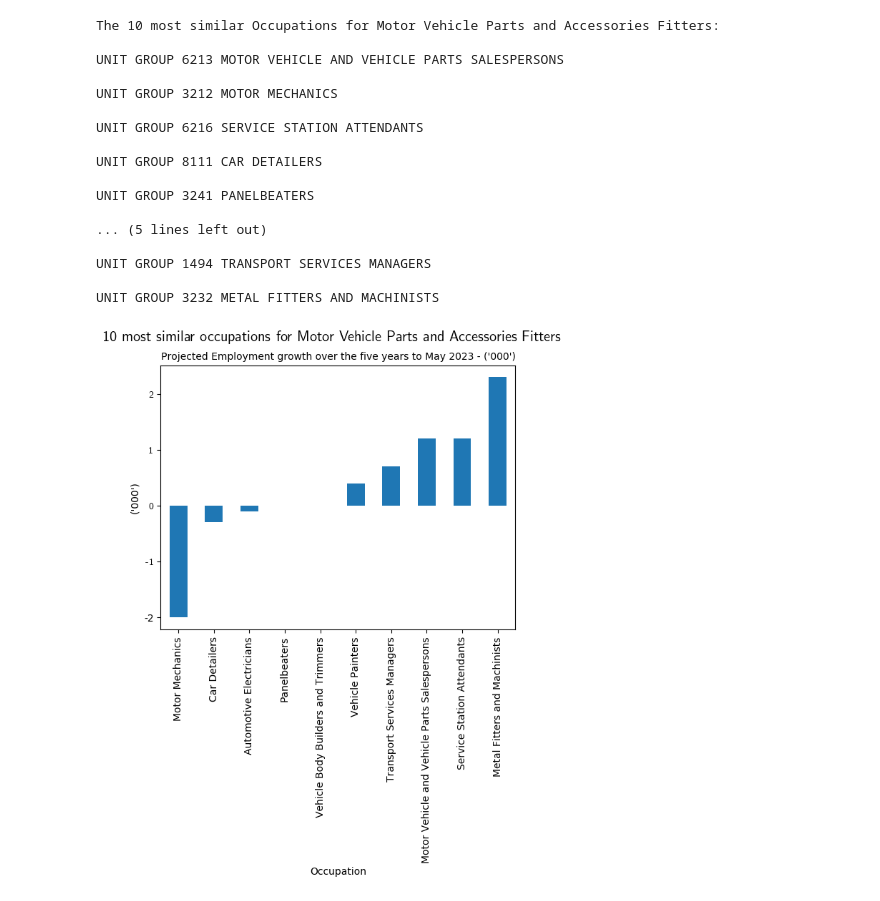
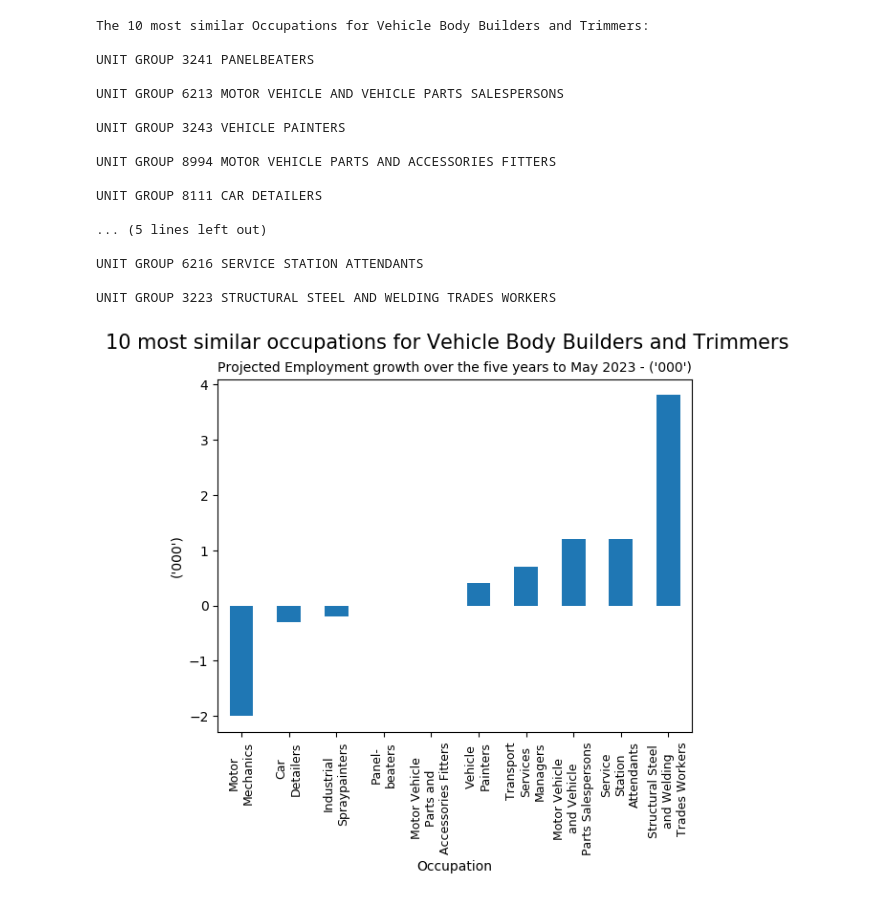
Before and after one commit to preshantjoseph/Assignment4, a Jupyter notebook: A4_Preshant_Joseph.ipynb, the cells around one changed output. Saved outputs shown, nothing was run; the diff lists cells and outputs as text; code cells hidden in the pictures.

```diff
--- a/A4_Preshant_Joseph.ipynb
+++ b/A4_Preshant_Joseph.ipynb
@@ -306,8 +397,8 @@ len(projections_data)
 
 #Insert the index position of the occupation you want to match with
 
-#Index position for UNIT GROUP 8994 MOTOR VEHICLE PARTS AND ACCESSORIES FITTERS
-index_position = 351
+#Index position for Vehicle Body Builders and Trimmers
+index_position = 160
 
 #Occupation matches
 Most_similar_query = Final_occ_matches.loc[index_position]
@@ -328,5 +419,4 @@ projections_data['Occupation Code'] = projections_data['Occupation Code'].apply(
 projections_query = projections_data[projections_data['Occupation Code'].isin(occ_codes_query)]
 
 #Generate Chart based on projected employment growth ('000')
-
 projections_chart = projections_query[['Occupation', "Projected employment growth \nfive years to May 2023 - ('000)"]]
@@ -333,51 +437,62 @@ projections_chart = projections_query[['Occupation', "Projected employment growt
 # %%
-#Print most similar occupations for MOTOR VEHICLE PARTS AND ACCESSORIES FITTERS
+#Print most similar occupations for Vehicle Body Builders and Trimmers
 
-print("The 10 most similar Occupations for Motor Vehicle Parts and Accessories Fitters:")
+print("The 10 most similar Occupations for Vehicle Body Builders and Trimmers:")
 print("")
 
+#print the occ titles in the dictionary
 for i in range(len(Most_similar_query)):
     b = (Most_similar_query.iloc[i])
     print(b['occ_title'])
 # %% [output]
-The 10 most similar Occupations for Motor Vehicle Parts and Accessories Fitters:
+The 10 most similar Occupations for Vehicle Body Builders and Trimmers:
+
+UNIT GROUP 3241 PANELBEATERS
 
 UNIT GROUP 6213 MOTOR VEHICLE AND VEHICLE PARTS SALESPERSONS
 
-UNIT GROUP 3212 MOTOR MECHANICS
+UNIT GROUP 3243 VEHICLE PAINTERS
+
+UNIT GROUP 8994 MOTOR VEHICLE PARTS AND ACCESSORIES FITTERS
+
+UNIT GROUP 8111 CAR DETAILERS
+
+... (5 lines left out)
 
 UNIT GROUP 6216 SERVICE STATION ATTENDANTS
 
-UNIT GROUP 8111 CAR DETAILERS
-
-UNIT GROUP 3241 PANELBEATERS
-
-... (5 lines left out)
-
-UNIT GROUP 1494 TRANSPORT SERVICES MANAGERS
-
-UNIT GROUP 3232 METAL FITTERS AND MACHINISTS
+UNIT GROUP 3223 STRUCTURAL STEEL AND WELDING TRADES WORKERS
 # %%
 #Plot projections data
 
+#Create chart to form base for plotting
 projections_chart = projections_chart.sort_values("Projected employment growth \nfive years to May 2023 - ('000)")
 
-#Accuracy rate chart - level 1
-
-import matplotlib.pyplot as plt; plt.rcdefaults()
-import matplotlib.pyplot as plt
-
+#Set condition for plotting the chart
 projections_chart.plot(kind='bar',x='Occupation',y= "Projected employment growth \nfive years to May 2023 - ('000)", legend = False)
 
+#Create y label for chart
 plt.ylabel("('000')")
-plt.rc('text', usetex=True)
 
-plt.suptitle("10 most similar occupations for Motor Vehicle Parts and Accessories Fitters", fontsize = 15)
+#Create main title
+plt.suptitle("10 most similar occupations for Vehicle Body Builders and Trimmers", fontsize = 15)
+
+#Create title below main title
 plt.title("Projected Employment growth over the five years to May 2023 - ('000')",fontsize = 10)
 
-#plt.title()
-#plt.title()
+#Change font size of x labels
+plt.xticks(fontsize=9)
+
+#Customise the x labels so they go over multiple rows and can fit on chart better
+plt.xticks([0, 1, 2, 3, 4,5,6,7,8,9],
+           ["Motor\nMechanics", "Car\nDetailers",
+            "Industrial\nSpraypainters", "Panel-\nbeaters",
+            "Motor Vehicle\nParts and\nAccessories Fitters",
+           "Vehicle\nPainters", "Transport\nServices\nManagers",
+           "Motor Vehicle\nand Vehicle\nParts Salespersons",
+           "Service\nStation\nAttendants", "Structural Steel\nand Welding\n Trades Workers"])
+
 
 plt.show()
 # %% [output]
-[figure, old version]
+[figure, new version]
```
Also changed, not shown: parts of 21 cells of this notebook.
